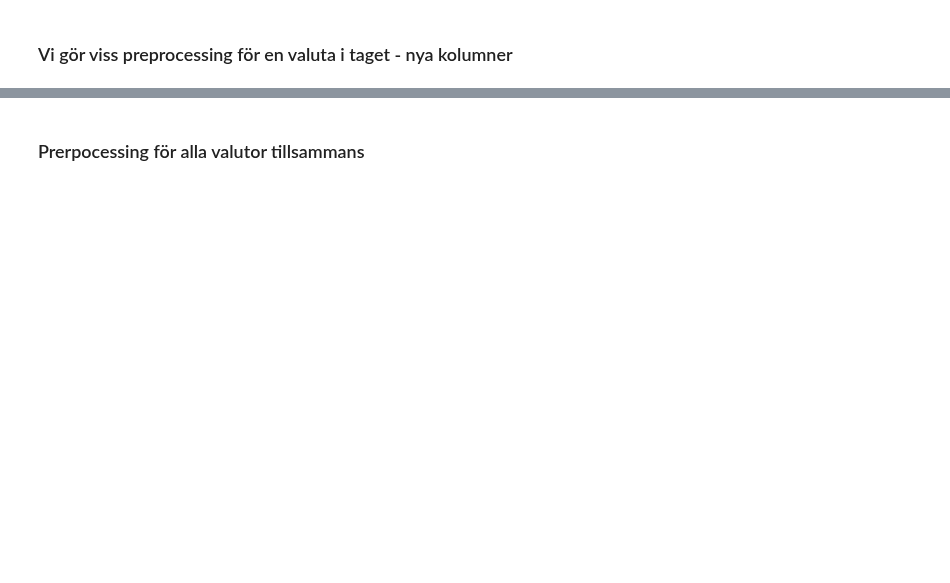
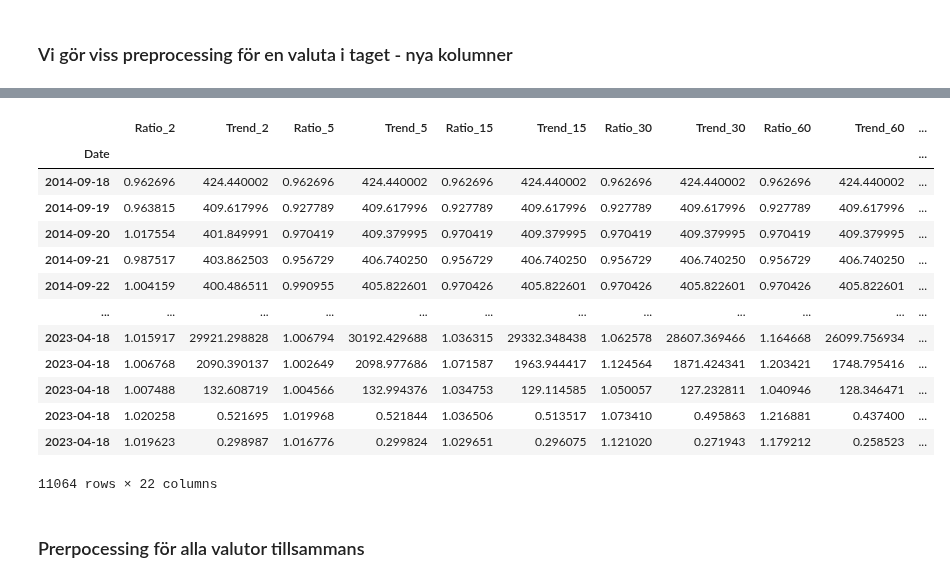
Before and after one commit to carokanns/the_new_Krypto, a Jupyter notebook: my_testa_modeller.ipynb, the cells around one changed output, grey strips where cells are left out. Cells and saved outputs as stored; diff of their text form; code cells hidden in the pictures; blank space fills up the shorter version.

Commit message:
kombinerar alla valutor plus inflation

```diff
--- a/my_testa_modeller.ipynb
+++ b/my_testa_modeller.ipynb
@@ -144,11 +144,11 @@ def initiate_data(inflation, df_dates, lang_dict, value_name):
     # use lang_dict to translate month names to numbers
     inflation['month'] = inflation['month'].map(lang_dict)
 
-    inflation['date'] = pd.to_datetime(inflation['Year'].astype(str) + '-' + inflation['month'].astype(str))
-    inflation.set_index('date', inplace=True)
+    inflation['Date'] = pd.to_datetime(inflation['Year'].astype(str) + '-' + inflation['month'].astype(str))
+    inflation.set_index('Date', inplace=True)
     inflation.drop(['Year', 'month'], axis=1, inplace=True)
-    inflation = df_dates.merge(inflation, how='left', left_on='date', right_index=True)
-    inflation.set_index('date', inplace=True)
+    inflation = df_dates.merge(inflation, how='left', left_on='Date', right_index=True)
+    inflation.set_index('Date', inplace=True)
     inflation[value_name] = inflation[value_name].astype(str)
     inflation[value_name] = inflation[value_name].str.replace(',', '.')
     inflation[value_name] = inflation[value_name].str.replace(chr(8209), chr(45))
@@ -162,7 +162,7 @@ def get_inflation_data(graph=False):
     # Explain this function here
 
 
-    df_dates = pd.DataFrame(pd.date_range('1988-12-01', pd.to_datetime('today').date()), columns=['date'])
+    df_dates = pd.DataFrame(pd.date_range('1988-12-01', pd.to_datetime('today').date()), columns=['Date'])
 
     US_inflation = pd.read_html('https://www.usinflationcalculator.com/inflation/current-inflation-rates/')
     US_inflation = US_inflation[0]
@@ -460,0 +387,10 @@ df[['y1','Tomorrow']].tail()
+# %%
+print('df2 innan merge')
+df2=df.set_index('Date')
+print(df2.shape)
+df2=df2.merge(df_inflations, left_index=True,
+          right_index=True, how='left')
+
+print('df2 efter merge')
+print(df2.shape)
+df_inflations.shape
@@ -460,0 +403,4 @@ df[['y1','Tomorrow']].tail()
+# %%
+df2.dropna(subset=['Tomorrow'], inplace=True)
+df2.dropna(subset=[target], inplace=True)
+df2.shape
@@ -461,6 +428,22 @@ df[['y1','Tomorrow']].tail()
 # %%
-predictors = ['Close_Ratio_2', 'Trend_2', 'Close_Ratio_5', 'Trend_5', 'Close_Ratio_15',
-       'Trend_15', 'Close_Ratio_30', 'Trend_30', 'Close_Ratio_60', 'Trend_60', 'Close_Ratio_90', 'Trend_90', 'Close_Ratio_250', 'Trend_250', 'US_inflation',
-       'SE_inflation', 'US_inflation_75', 'SE_inflation_75', 'US_inflation_90', 'SE_inflation_90', 'US_inflation_250', 'SE_inflation_250']
+predictors = ['Ratio_2', 'Trend_2', 'Ratio_5', 'Trend_5', 'Ratio_15', 'Trend_15', 'Ratio_30', 'Trend_30', 'Ratio_60', 'Trend_60', 'Ratio_90', 'Trend_90',
+              'Ratio_250', 'Trend_250', 'US_inflation', 'SE_inflation', 'US_inflation_75', 'SE_inflation_75', 'US_inflation_90', 'SE_inflation_90',
+              'US_inflation_250', 'SE_inflation_250']
+df2[predictors].dropna()
+# %% [output]
+|  | Ratio_2 | Trend_2 | Ratio_5 | Trend_5 | Ratio_15 | Trend_15 | Ratio_30 | Trend_30 | Ratio_60 | Trend_60 | ... |
+| Date |  |  |  |  |  |  |  |  |  |  | ... |
+| 2014-09-18 | 0.962696 | 424.440002 | 0.962696 | 424.440002 | 0.962696 | 424.440002 | 0.962696 | 424.440002 | 0.962696 | 424.440002 | ... |
+| 2014-09-19 | 0.963815 | 409.617996 | 0.927789 | 409.617996 | 0.927789 | 409.617996 | 0.927789 | 409.617996 | 0.927789 | 409.617996 | ... |
+| 2014-09-20 | 1.017554 | 401.849991 | 0.970419 | 409.379995 | 0.970419 | 409.379995 | 0.970419 | 409.379995 | 0.970419 | 409.379995 | ... |
+| 2014-09-21 | 0.987517 | 403.862503 | 0.956729 | 406.740250 | 0.956729 | 406.740250 | 0.956729 | 406.740250 | 0.956729 | 406.740250 | ... |
+| 2014-09-22 | 1.004159 | 400.486511 | 0.990955 | 405.822601 | 0.970426 | 405.822601 | 0.970426 | 405.822601 | 0.970426 | 405.822601 | ... |
+| ... | ... | ... | ... | ... | ... | ... | ... | ... | ... | ... | ... |
+| 2023-04-18 | 1.015917 | 29921.298828 | 1.006794 | 30192.429688 | 1.036315 | 29332.348438 | 1.062578 | 28607.369466 | 1.164668 | 26099.756934 | ... |
+| 2023-04-18 | 1.006768 | 2090.390137 | 1.002649 | 2098.977686 | 1.071587 | 1963.944417 | 1.124564 | 1871.424341 | 1.203421 | 1748.795416 | ... |
+| 2023-04-18 | 1.007488 | 132.608719 | 1.004566 | 132.994376 | 1.034753 | 129.114585 | 1.050057 | 127.232811 | 1.040946 | 128.346471 | ... |
+| 2023-04-18 | 1.020258 | 0.521695 | 1.019968 | 0.521844 | 1.036506 | 0.513517 | 1.073410 | 0.495863 | 1.216881 | 0.437400 | ... |
+| 2023-04-18 | 1.019623 | 0.298987 | 1.016776 | 0.299824 | 1.029651 | 0.296075 | 1.121020 | 0.271943 | 1.179212 | 0.258523 | ... |
+11064 rows × 22 columns
 # %% [markdown]
 ### Prerpocessing för alla valutor tillsammans
```
Also changed, not shown: parts of 13 cells of this notebook, 1 other file.
